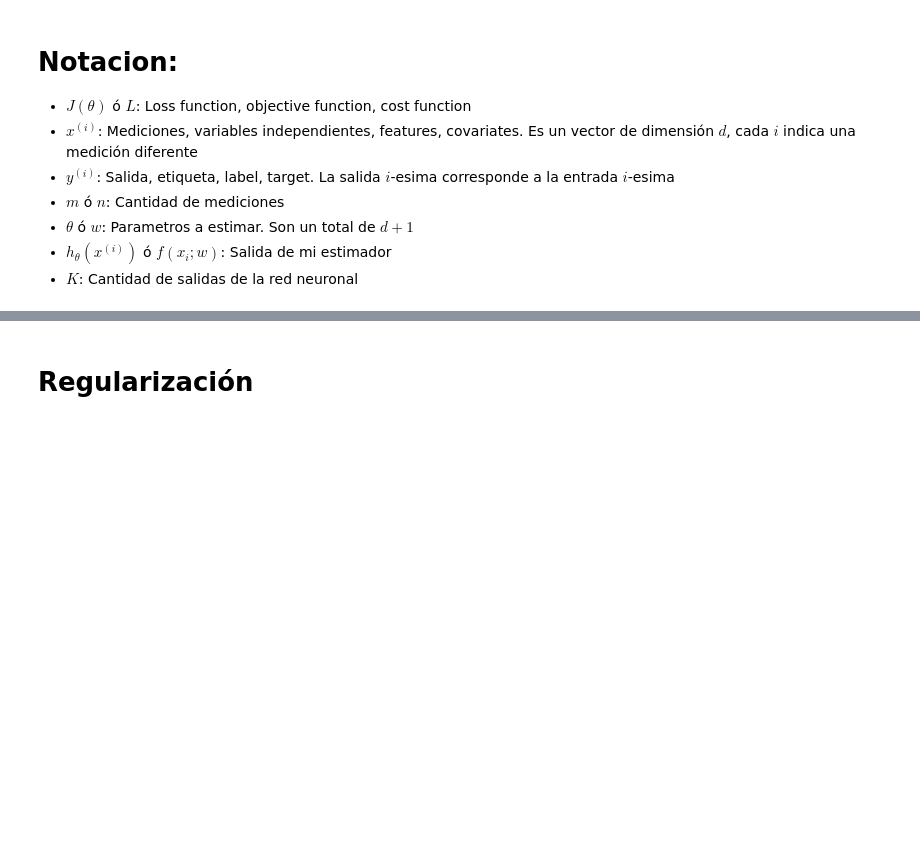
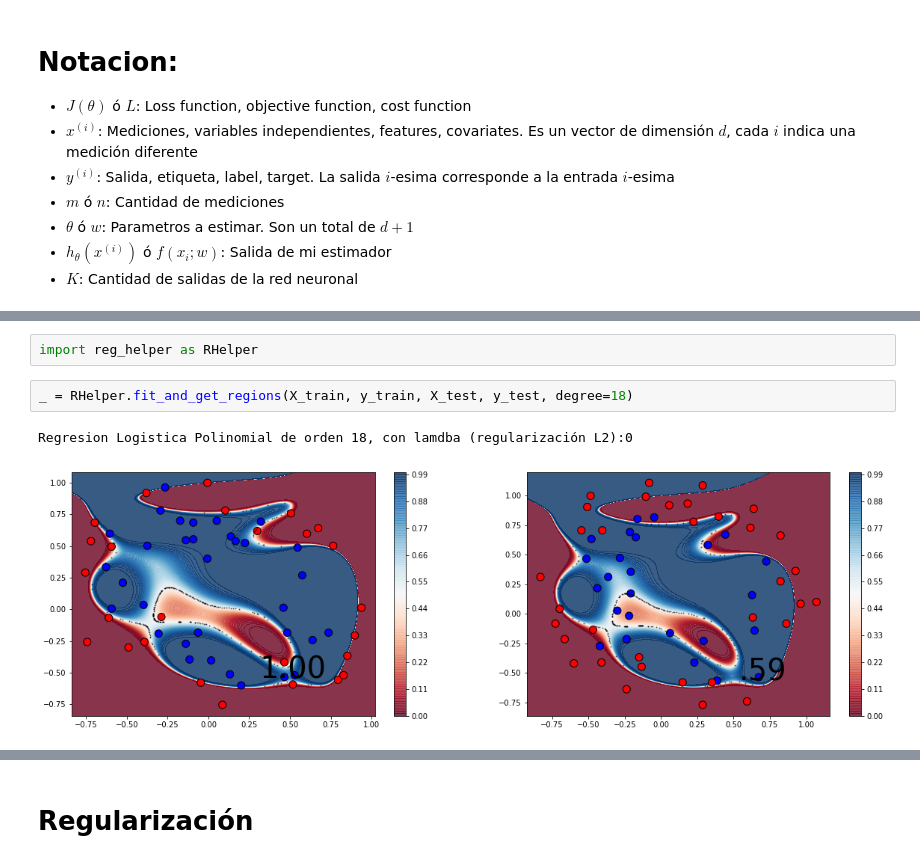
Before and after one commit to lab-ml-itba/4-Regularizacion, a Jupyter notebook: 0-Regularizacion-Teoria.ipynb, the cells around one changed output, grey strips where cells are left out. Drawn from its saved outputs; the diff is of its cells as text; blank space fills up the shorter version.

```diff
--- a/0-Regularizacion-Teoria.ipynb
+++ b/0-Regularizacion-Teoria.ipynb
@@ -70,0 +130,7 @@ DIC = log(P(X(i)) - 1/(M-1)SUM(log(P(X(all but i))
+# %%
+import reg_helper as RHelper
+# %%
+_ = RHelper.fit_and_get_regions(X_train, y_train, X_test, y_test, degree=18)
+# %% [output]
+Regresion Logistica Polinomial de orden 18, con lamdba (regularización L2):0
+[figure, added]
```
Also changed, not shown: parts of 36 cells of this notebook, 8 other files.
